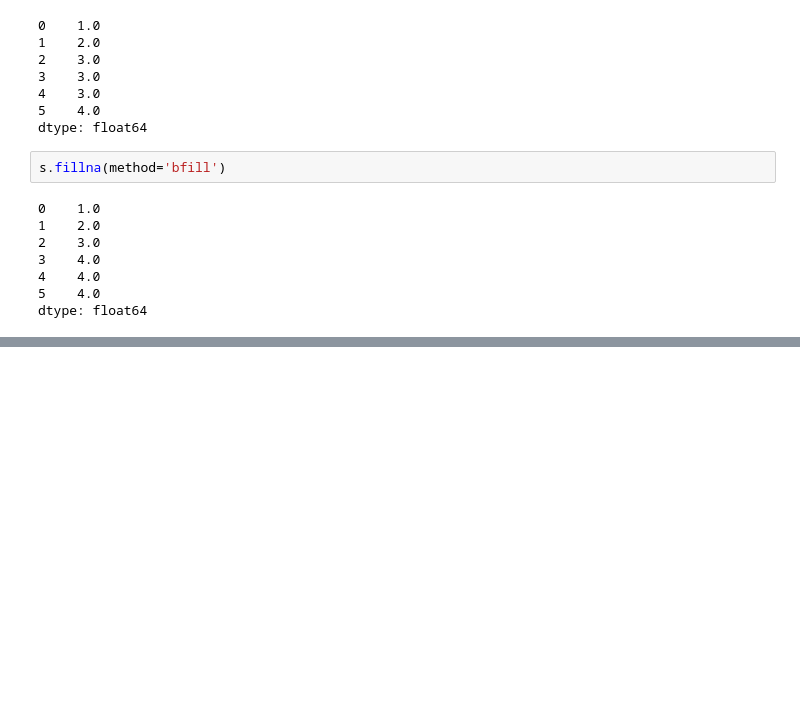
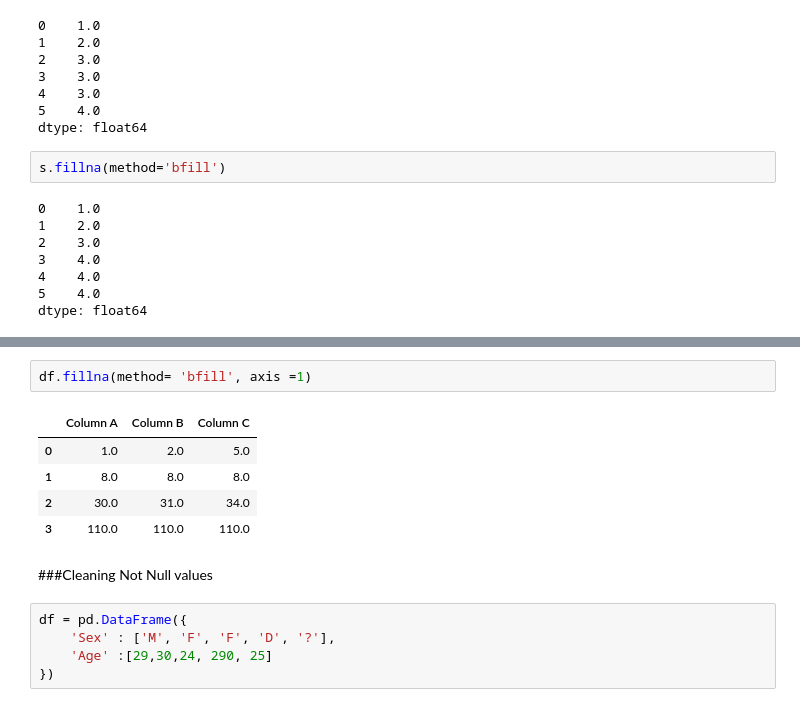
Before and after one commit to ayushd05/python, a Jupyter notebook: Data_Cleaning.ipynb, the cells around one changed output, grey strips where cells are left out. Saved outputs shown, nothing was run; the diff lists cells and outputs as text; blank space fills up the shorter version.

```diff
--- a/Data_Cleaning.ipynb
+++ b/Data_Cleaning.ipynb
@@ -270,0 +302,15 @@ dtype: float64
+# %%
+df.fillna(method= 'bfill', axis =1)
+# %% [output]
+|  | Column A | Column B | Column C |
+| 0 | 1.0 | 2.0 | 5.0 |
+| 1 | 8.0 | 8.0 | 8.0 |
+| 2 | 30.0 | 31.0 | 34.0 |
+| 3 | 110.0 | 110.0 | 110.0 |
+# %% [markdown]
+###Cleaning Not Null values
+# %%
+df = pd.DataFrame({
+    'Sex' : ['M', 'F', 'F', 'D', '?'],
+    'Age' :[29,30,24, 290, 25]
+})
```
Also changed, not shown: parts of 12 cells of this notebook.
